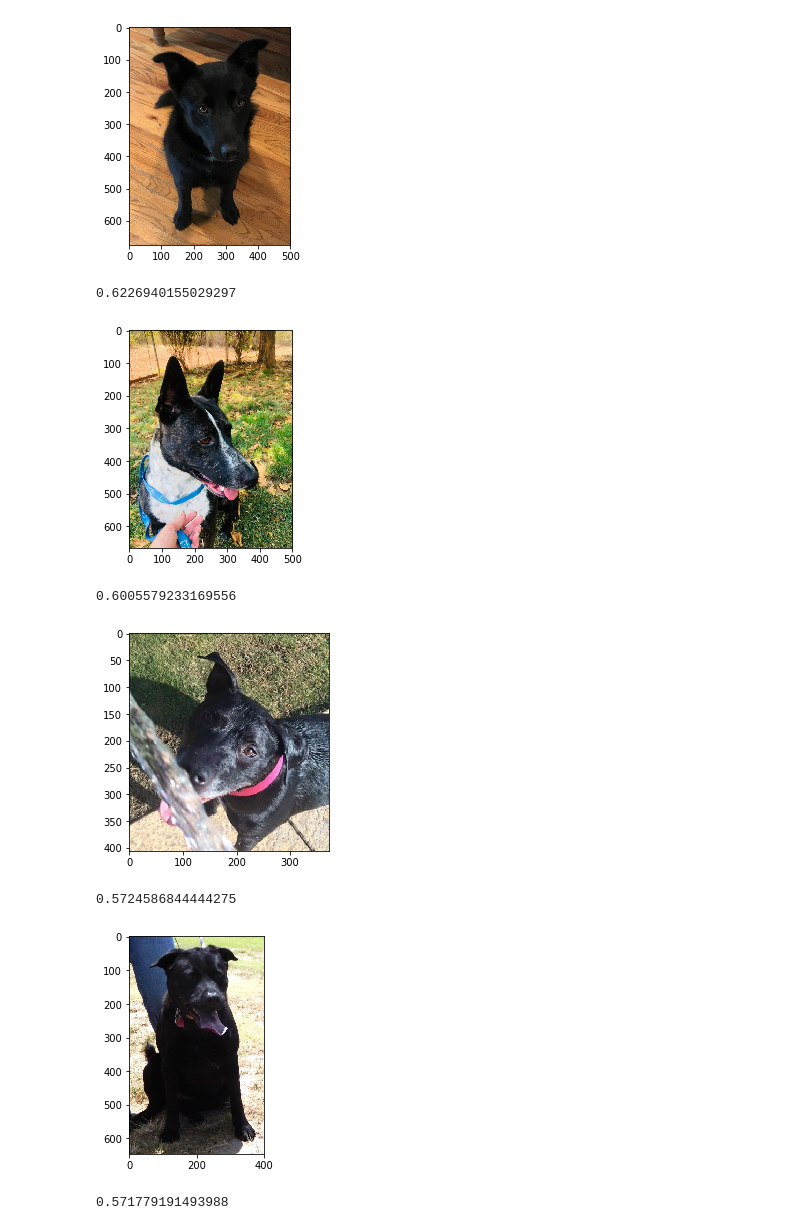
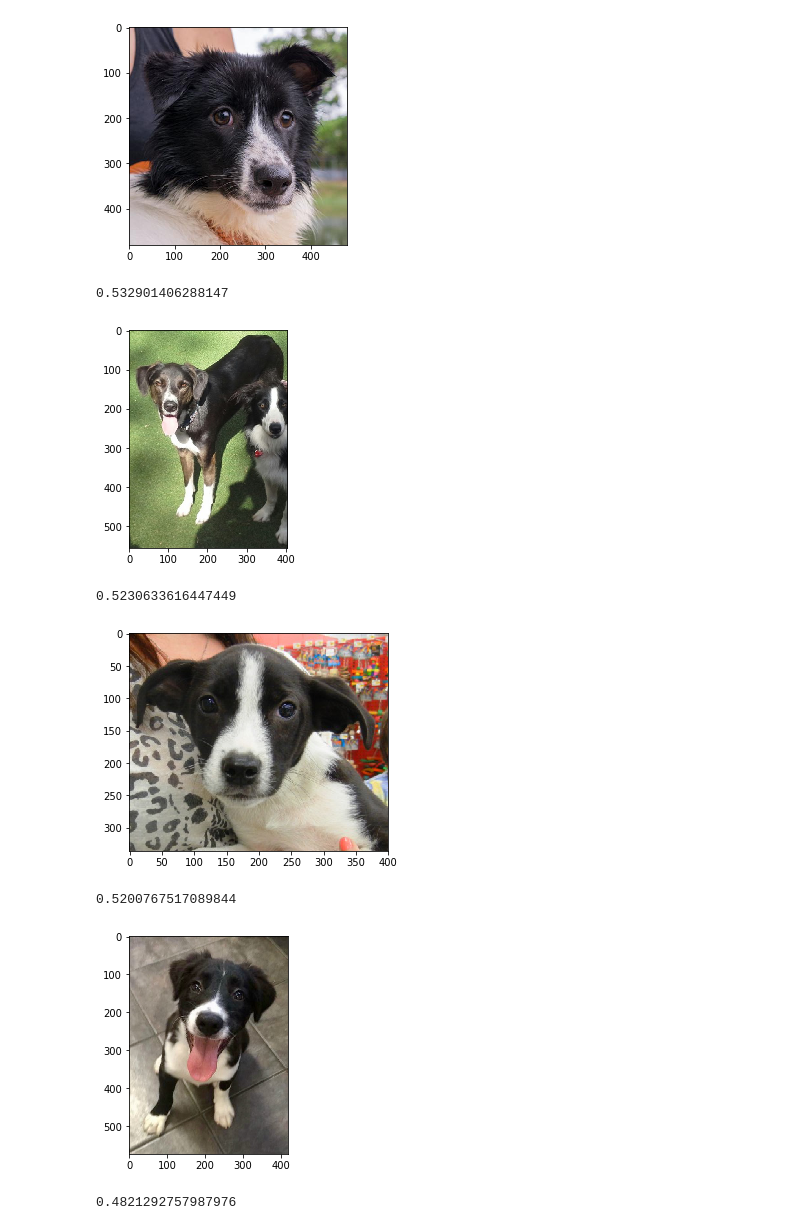
Before and after one commit to drunkONdata/fetch_dog_adoption, a Jupyter notebook: fetch_demo.ipynb, the cells around one changed output. Cells and saved outputs as stored; diff of their text form; code cells hidden in the pictures.

```diff
--- a/fetch_demo.ipynb
+++ b/fetch_demo.ipynb
@@ -33,12 +33,13 @@ model.outputs = [model.layers[-1].output]
 #Stripped down model with 4096 category output
 # %%
 #filename_a = 'data/aww.png'
-#filename_a = 'data/test1.png'
+filename_a = 'data/test1.png'
 #filename_a = 'data/test2.png'
 #filename_a = 'data/test3.png'
 #filename_a = 'data/mossy1.png'
 #filename_a = 'data/Nibu.png'
-filename_a = 'data/dyno.png'
+#filename_a = 'data/dyno.png'
+#filename_a = 'data/cool.png'
 
 # Load image in PIL format
 original_a = load_img(filename_a, target_size=(224, 224))
@@ -98,7 +93,11 @@ len(np.where(predictions_a > 0)[1])
+# %%
+durka = predictions_a
+# %%
+feature_array_4750 = np.load('web/static/temp/data/doggie_features_4750.npy')
 # %%
 #Calculate cosine similarity
 results = []
 
-for feature_array in feature_array_list:
+for feature_array in feature_array_4750:
     cosine_score = distance.cosine(feature_array.flatten(), durka.flatten())
     results.append(cosine_score)
@@ -110,15 +114,15 @@ top_10 = sorted_zipped_dogs[0:11]
 #top_10
 # %%
 for image, score in top_10:
-    plt.imshow(load_img('data/images/'+image.split('/')[-1]))
+    plt.imshow(load_img('/Users/bil2ab/galvanize/RG5kimages/'+image.split('/')[-1]))
     plt.show()
     print(1-score)
 # %% [output]
-[figure, old version]
+[figure, new version]
-0.6226940155029297
+0.532901406288147
-[figure, old version]
+[figure, new version]
-0.6005579233169556
+0.5230633616447449
-[figure, old version]
+[figure, new version]
-0.5724586844444275
+0.5200767517089844
-[figure, old version]
+[figure, new version]
-0.571779191493988
+0.4821292757987976
```
Also changed, not shown: parts of 10 cells of this notebook, 11 other files.
